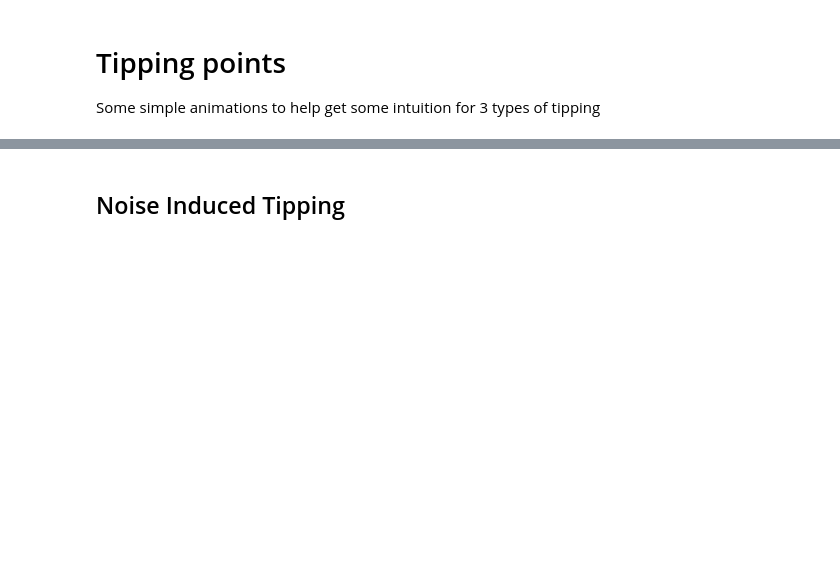
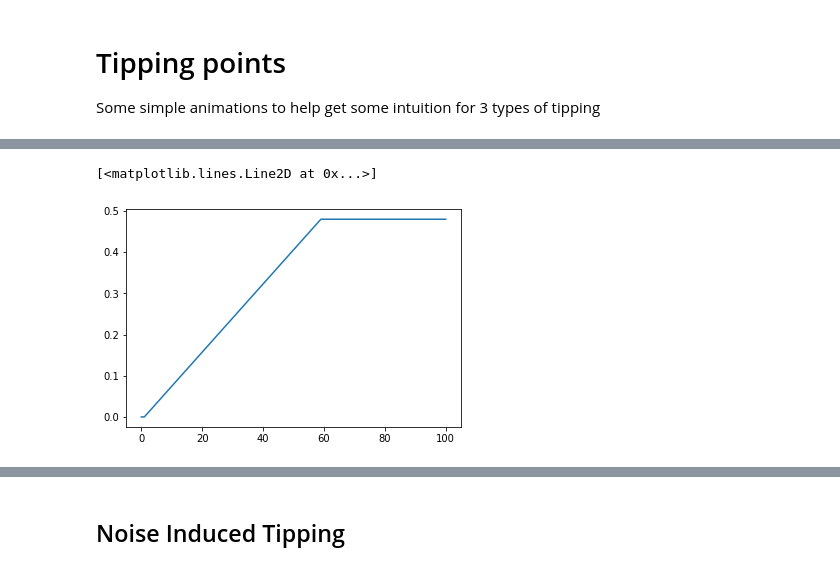
Before and after one commit to sablonl/LPHYS2114, a Jupyter notebook: Tipping Points.ipynb, the cells around one changed output, grey strips where cells are left out. Drawn from its saved outputs; the diff is of its cells as text; code cells hidden in the pictures; blank space fills up the shorter version.

```diff
--- a/Tipping Points.ipynb
+++ b/Tipping Points.ipynb
@@ -28,0 +20,16 @@ no_noise_model.plot_composite()
+# %%
+def p_var(t):
+    p_values = np.zeros_like(t)
+    p_values[t > 59] = 0.48
+    mask = (t >= 1) & (t <= 59)
+    p_values[mask] = 0.48 * 1/58 * (t[mask] - 1)
+
+    return p_values
+# %%
+b_tipping_model = model(p_in_time=p_var)
+# %%
+t = np.linspace(0, 100, 1000)
+plt.plot(t, b_tipping_model._p_func(t))
+# %% [output]
+[<matplotlib.lines.Line2D at 0x...>]
+[figure, added]
```
Also changed, not shown: parts of 54 cells of this notebook.
